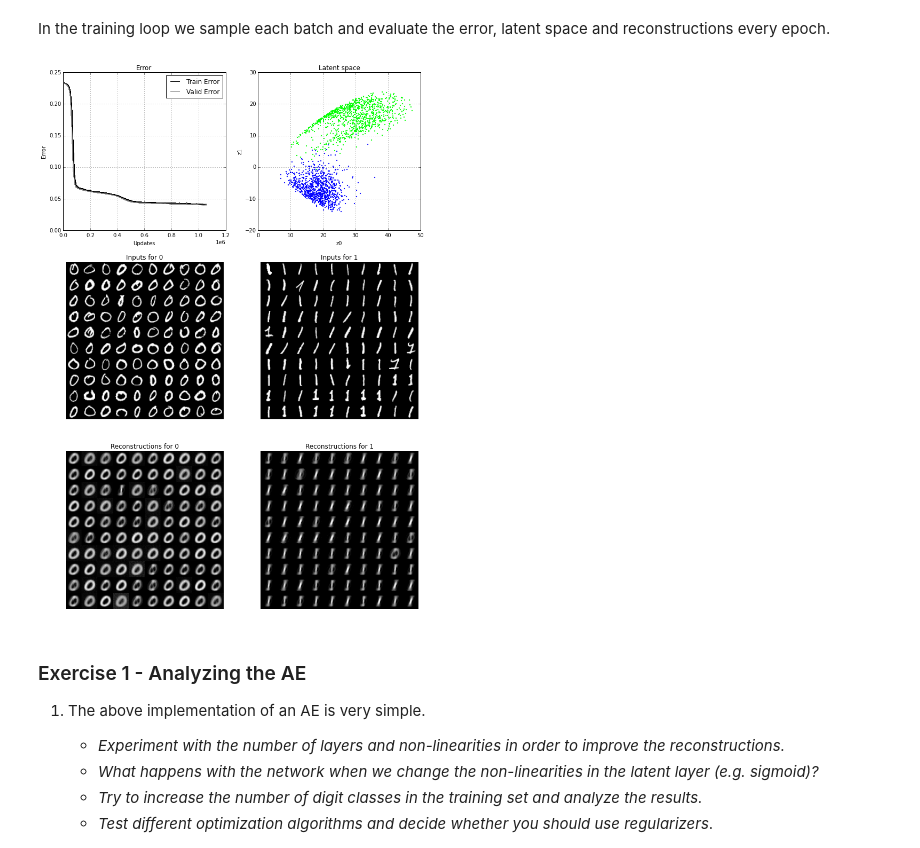
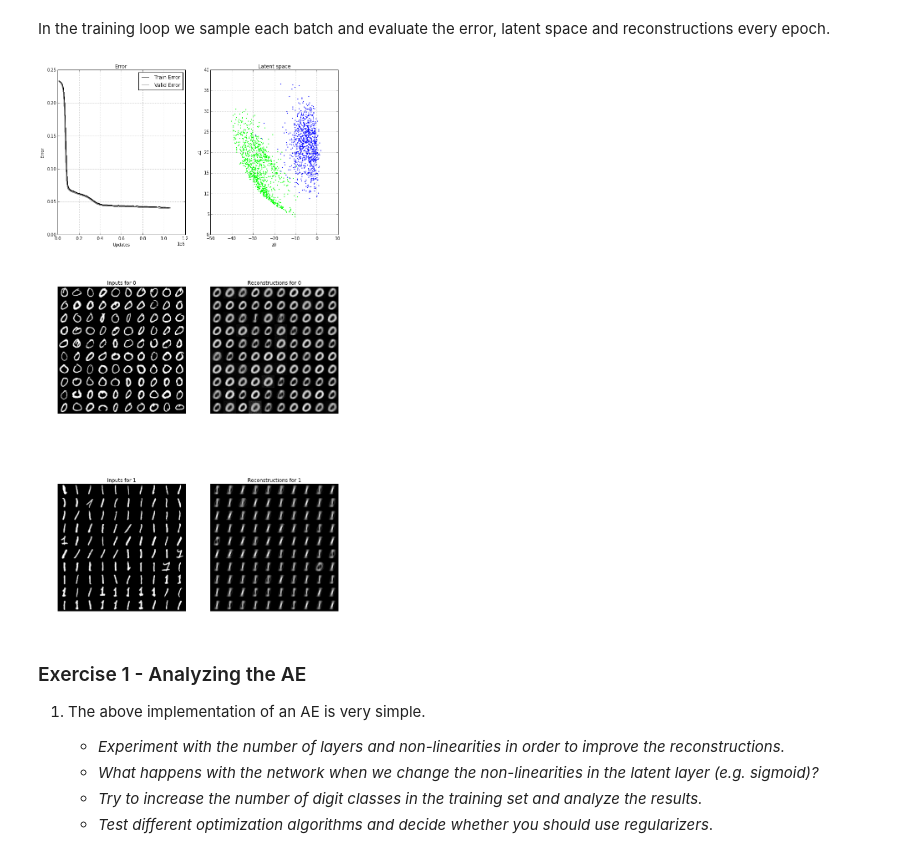
Before and after one commit to DeepLearningDTU/variational-autoencoders-summerschool-2016, a Jupyter notebook: lab2/lab2_AE.ipynb, the cells around one changed output. Drawn from its saved outputs; the diff is of its cells as text; code cells hidden in the pictures.

```diff
--- a/lab2/lab2_AE.ipynb
+++ b/lab2/lab2_AE.ipynb
@@ -78,9 +78,9 @@ from lasagne.nonlinearities import rectify, sigmoid
 num_features = x_train.shape[1]
 
 l_in = InputLayer(shape=(None,num_features))
-l_enc = DenseLayer(incoming=l_in, num_units=512, nonlinearity=rectify)
+l_enc = DenseLayer(incoming=l_in, num_units=256, nonlinearity=rectify)
 l_z = DenseLayer(incoming=l_enc, num_units=2, nonlinearity=None) # None indicates a linear output.
-l_dec = DenseLayer(l_z, num_units=512, nonlinearity=rectify)
+l_dec = DenseLayer(l_z, num_units=256, nonlinearity=rectify)
 l_out = DenseLayer(l_dec, num_units=num_features, nonlinearity=sigmoid) # iid pixel intensities between 0 and 1.
 # %% [markdown]
 Following we define the Theano functions for training and evaluation.
@@ -130,7 +130,7 @@ updates = []
 train_loss = []
 valid_loss = []
 cur_loss = 0
-plt.figure(figsize=(12, 18))
+plt.figure(figsize=(12, 24))
 
 try:
     for epoch in range(num_epochs):
@@ -150,81 +150,62 @@ try:
         if epoch == 0:
             continue
 
-        plt.subplot(3,2,1)
+        # Plotting
+        plt.subplot(num_classes+1,2,1)
         plt.title('Error')
         plt.legend(['Train Error', 'Valid Error'])
         plt.xlabel('Updates'), plt.ylabel('Error')
         plt.plot(updates, train_loss, color="black")
         plt.plot(updates, valid_loss, color="grey")
         plt.ticklabel_format(style='sci', axis='x', scilimits=(0,0))
         plt.grid('on')
 
-        plt.subplot(3,2,2)
+        plt.subplot(num_classes+1,2,2)
         plt.cla()
         plt.title('Latent space')
         plt.xlabel('z0'), plt.ylabel('z1')
         color = iter(plt.get_cmap('brg')(np.linspace(0, 1.0, num_classes)))
         for i in range(num_classes):
             clr = next(color)
             plt.scatter(eval_z[targets_valid==i, 0], eval_z[targets_valid==i, 1], c=clr, s=5., lw=0, marker='o', )
         plt.grid('on')
 
-        plt.subplot(3,2,3)
-        plt.cla()
-        plt.title('Inputs for 0')
-        plt.axis('off')
-        idx = 0
-        canvas = np.zeros((28*10, 10*28))
-        for i in range(10):
-            for j in range(10):
-                canvas[i*28:(i+1)*28, j*28:(j+1)*28] = x_valid[targets_valid==0][idx].reshape((28, 28))
-                idx += 1
-        plt.imshow(canvas, cmap='gray')
+        c=0
+        for k in range(3, 3 + num_classes*2, 2):
+            plt.subplot(num_classes+1,2,k)
+            plt.cla()
+            plt.title('Inputs for %i' % c)
+            plt.axis('off')
+            idx = 0
+            canvas = np.zeros((28*10, 10*28))
+            for i in range(10):
+                for j in range(10):
+                    canvas[i*28:(i+1)*28, j*28:(j+1)*28] = x_valid[targets_valid==c][idx].reshape((28, 28))
+                    idx += 1
+            plt.imshow(canvas, cmap='gray')
 
-        plt.subplot(3,2,4)
-        plt.cla()
-        plt.title('Inputs for 1')
-        plt.axis('off')
-        idx = 0
-        canvas = np.zeros((28*10, 10*28))
-        for i in range(10):
-            for j in range(10):
-                canvas[i*28:(i+1)*28, j*28:(j+1)*28] = x_valid[targets_valid==1][idx].reshape((28, 28))
-                idx += 1
-        plt.imshow(canvas, cmap='gray')
+            plt.subplot(num_classes+1,2,k+1)
+            plt.cla()
+            plt.title('Reconstructions for %i' % c)
+            plt.axis('off')
+            idx = 0
+            canvas = np.zeros((28*10, 10*28))
+            for i in range(10):
+                for j in range(10):
+                    canvas[i*28:(i+1)*28, j*28:(j+1)*28] = eval_out[targets_valid==c][idx].reshape((28, 28))
+                    idx += 1
+            plt.imshow(canvas, cmap='gray')
+            c+=1
 
-        plt.subplot(3,2,5)
-        plt.cla()
-        plt.title('Reconstructions for 0')
-        plt.axis('off')
-        idx = 0
-        canvas = np.zeros((28*10, 10*28))
-        for i in range(10):
-            for j in range(10):
-                canvas[i*28:(i+1)*28, j*28:(j+1)*28] = eval_out[targets_valid==0][idx].reshape((28, 28))
-                idx += 1
-        plt.imshow(canvas, cmap='gray')
-
-        plt.subplot(3,2,6)
-        plt.cla()
-        plt.title('Reconstructions for 1')
-        plt.axis('off')
-        idx = 0
-        canvas = np.zeros((28*10, 10*28))
-        for i in range(10):
-            for j in range(10):
-                canvas[i*28:(i+1)*28, j*28:(j+1)*28] = eval_out[targets_valid==1][idx].reshape((28, 28))
-                idx += 1
-        plt.imshow(canvas, cmap='gray')
 
         plt.savefig("out.png")
         display(Image(filename="out.png"))
         clear_output(wait=True)
 
 except KeyboardInterrupt:
     pass
 # %% [output]
-[figure, old version]
+[figure, new version]
 # %% [markdown]
 ### Exercise 1 - Analyzing the AE
 1. The above implementation of an AE is very simple.
```
Also changed, not shown: parts of 2 cells of this notebook, 1 other file.
